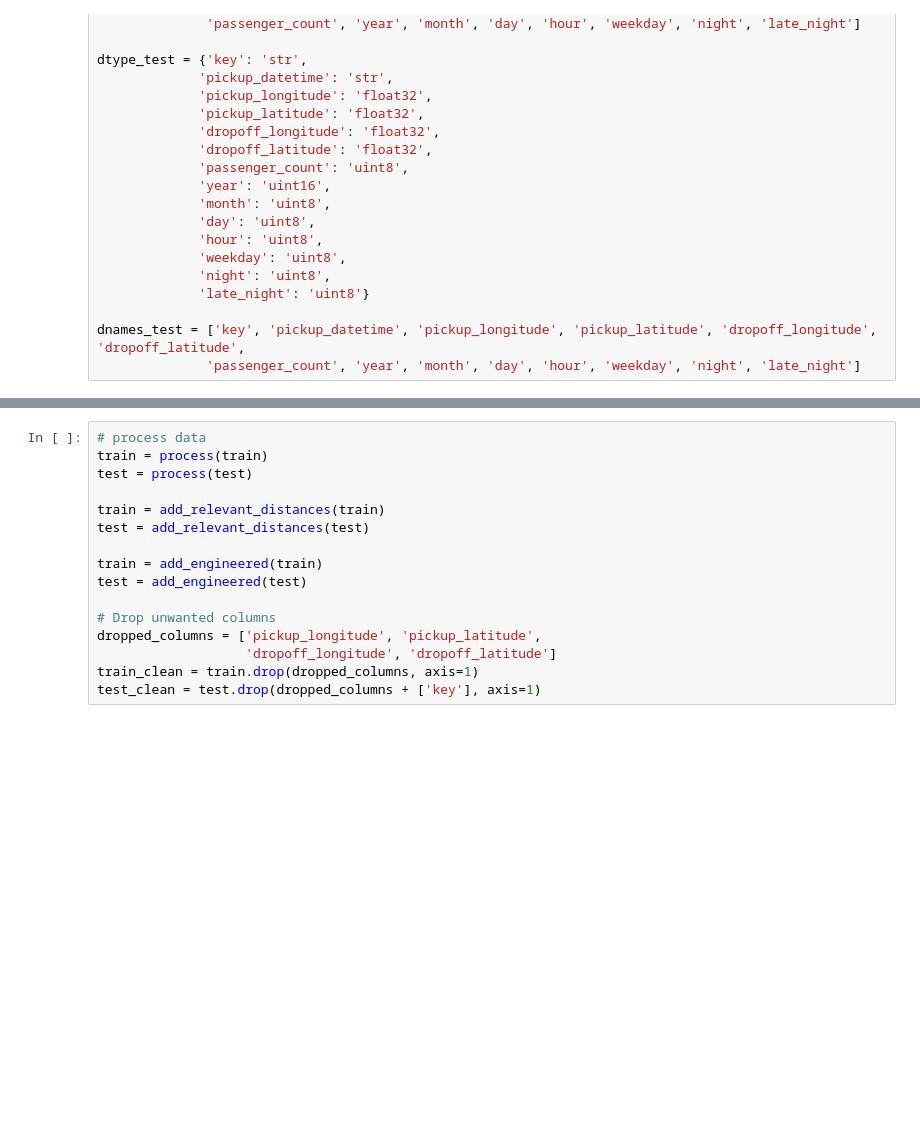
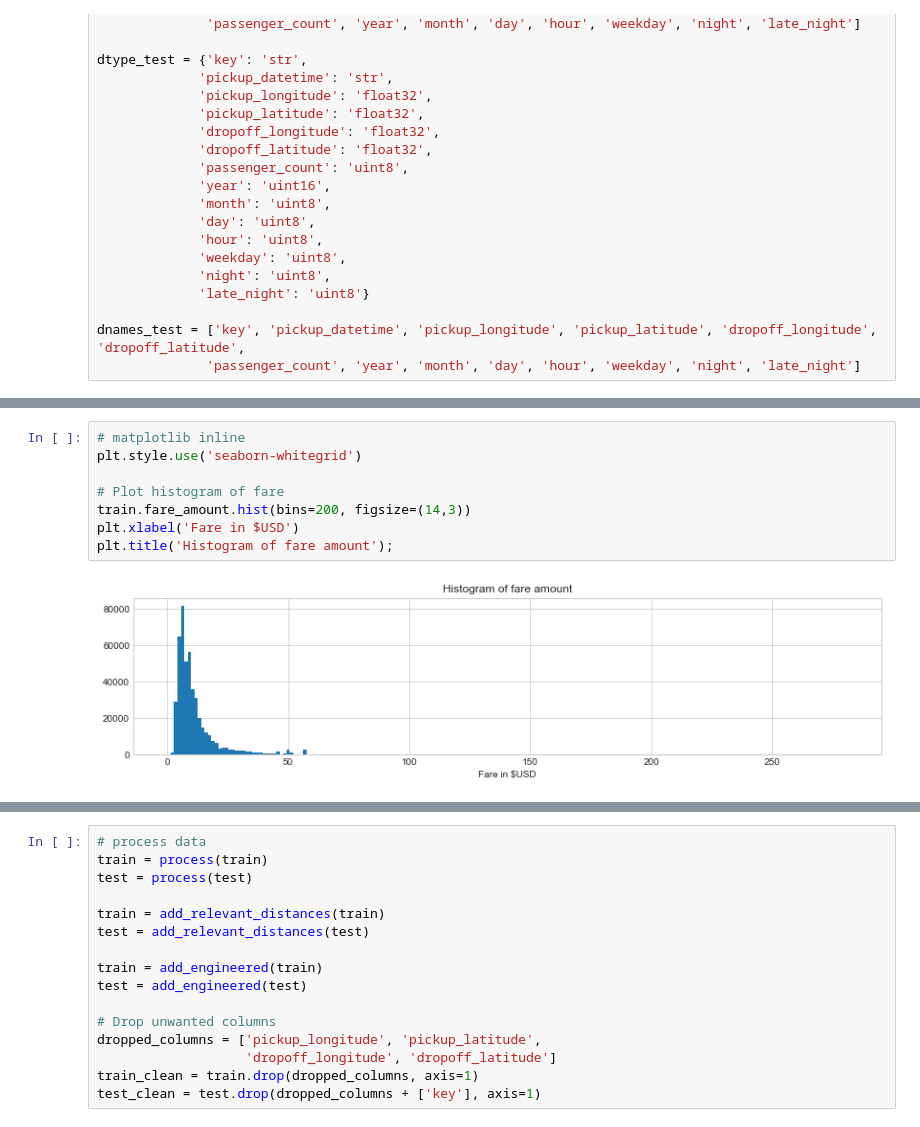
Before and after one commit to anriza-fanani-bangkit/CAP0104-Capstone-Project, a Jupyter notebook: Machine Learning/Model.ipynb, the cells around one changed output, grey strips where cells are left out. Saved outputs shown, nothing was run; the diff lists cells and outputs as text; blank space fills up the shorter version.

```diff
--- a/Machine Learning/Model.ipynb
+++ b/Machine Learning/Model.ipynb
@@ -180,0 +190,10 @@ test = pd.read_csv(TEST_PATH, names=dnames_test, dtype=dtype_test, usecols=[0, 1
+# %%
+# matplotlib inline
+plt.style.use('seaborn-whitegrid')
+
+# Plot histogram of fare
+train.fare_amount.hist(bins=200, figsize=(14,3))
+plt.xlabel('Fare in $USD')
+plt.title('Histogram of fare amount');
+# %% [output]
+[figure, added]
```
Also changed, not shown: parts of 16 cells of this notebook, 1 other file.
